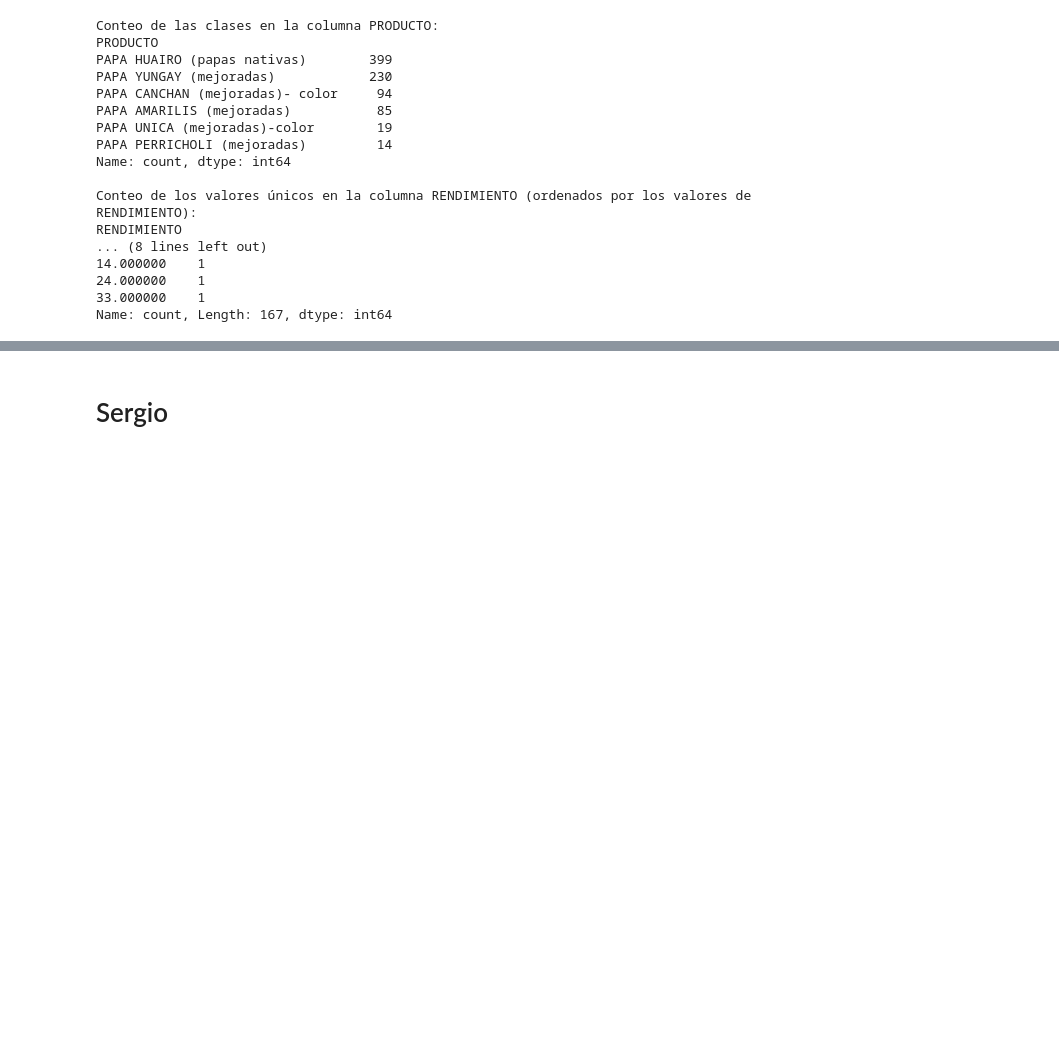
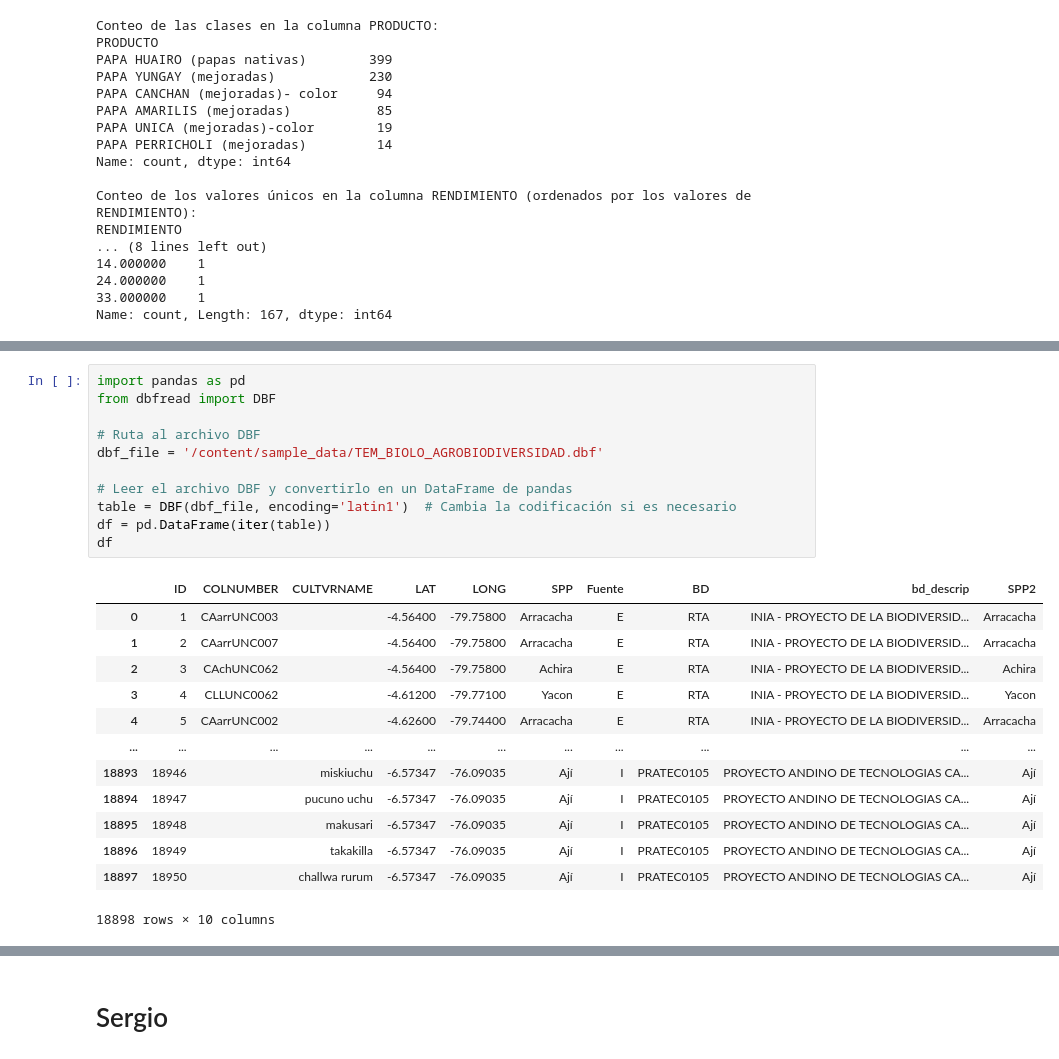
Before and after one commit to CIP-Hackaton/Arbues_CIP_notes, a Jupyter notebook: Rendimiento/Prueba.ipynb, the cells around one changed output, grey strips where cells are left out. Cells and saved outputs as stored; diff of their text form; blank space fills up the shorter version.

```diff
--- a/Rendimiento/Prueba.ipynb
+++ b/Rendimiento/Prueba.ipynb
@@ -203,0 +259,25 @@ Name: count, Length: 167, dtype: int64
+# %%
+import pandas as pd
+from dbfread import DBF
+
+# Ruta al archivo DBF
+dbf_file = '/content/sample_data/TEM_BIOLO_AGROBIODIVERSIDAD.dbf'
+
+# Leer el archivo DBF y convertirlo en un DataFrame de pandas
+table = DBF(dbf_file, encoding='latin1')  # Cambia la codificación si es necesario
+df = pd.DataFrame(iter(table))
+df
+# %% [output]
+|  | ID | COLNUMBER | CULTVRNAME | LAT | LONG | SPP | Fuente | BD | bd_descrip | SPP2 |
+| 0 | 1 | CAarrUNC003 |  | -4.56400 | -79.75800 | Arracacha | E | RTA | INIA - PROYECTO DE LA BIODIVERSID... | Arracacha |
+| 1 | 2 | CAarrUNC007 |  | -4.56400 | -79.75800 | Arracacha | E | RTA | INIA - PROYECTO DE LA BIODIVERSID... | Arracacha |
+| 2 | 3 | CAchUNC062 |  | -4.56400 | -79.75800 | Achira | E | RTA | INIA - PROYECTO DE LA BIODIVERSID... | Achira |
+| 3 | 4 | CLLUNC0062 |  | -4.61200 | -79.77100 | Yacon | E | RTA | INIA - PROYECTO DE LA BIODIVERSID... | Yacon |
+| 4 | 5 | CAarrUNC002 |  | -4.62600 | -79.74400 | Arracacha | E | RTA | INIA - PROYECTO DE LA BIODIVERSID... | Arracacha |
+| ... | ... | ... | ... | ... | ... | ... | ... | ... | ... | ... |
+| 18893 | 18946 |  | miskiuchu | -6.57347 | -76.09035 | Ají | I | PRATEC0105 | PROYECTO ANDINO DE TECNOLOGIAS CA... | Ají |
+| 18894 | 18947 |  | pucuno uchu | -6.57347 | -76.09035 | Ají | I | PRATEC0105 | PROYECTO ANDINO DE TECNOLOGIAS CA... | Ají |
+| 18895 | 18948 |  | makusari | -6.57347 | -76.09035 | Ají | I | PRATEC0105 | PROYECTO ANDINO DE TECNOLOGIAS CA... | Ají |
+| 18896 | 18949 |  | takakilla | -6.57347 | -76.09035 | Ají | I | PRATEC0105 | PROYECTO ANDINO DE TECNOLOGIAS CA... | Ají |
+| 18897 | 18950 |  | challwa rurum | -6.57347 | -76.09035 | Ají | I | PRATEC0105 | PROYECTO ANDINO DE TECNOLOGIAS CA... | Ají |
+18898 rows × 10 columns
```
Also changed, not shown: parts of 19 cells of this notebook, 4 other files.
